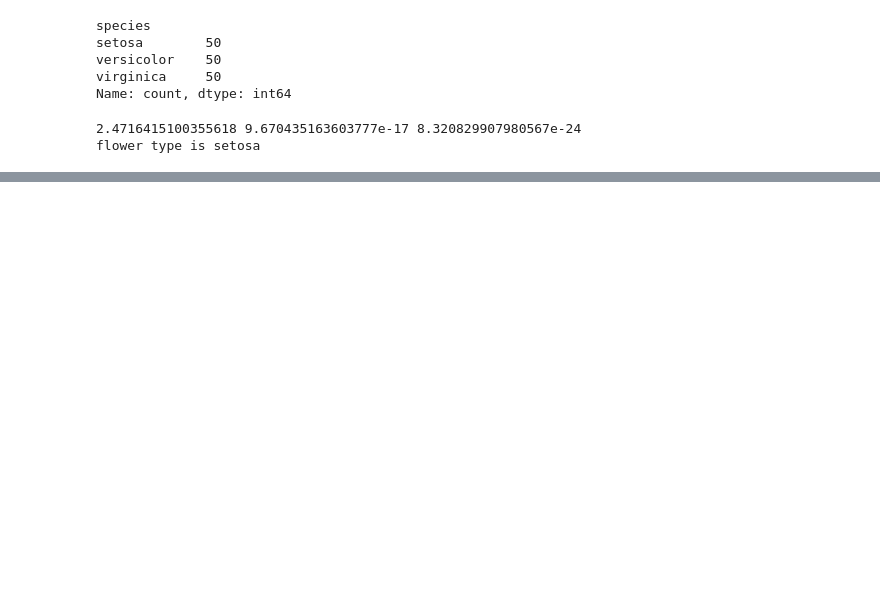
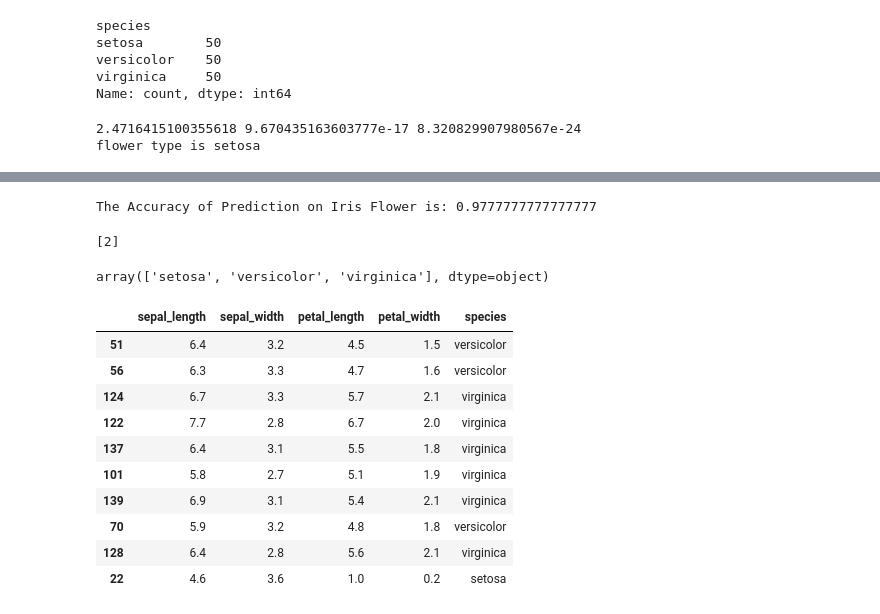
Before and after one commit to alexvatti/DA-ML-DL-Session-2, a Jupyter notebook: Naive Bayes/naive_bayes/Iris.ipynb, the cells around one changed output, grey strips where cells are left out. Saved outputs shown, nothing was run; the diff lists cells and outputs as text; code cells hidden in the pictures; blank space fills up the shorter version.

Commit message:
Gaussian Naive Bayes -Iris dataset

```diff
--- a/Naive Bayes/naive_bayes/Iris.ipynb
+++ b/Naive Bayes/naive_bayes/Iris.ipynb
@@ -103,0 +92,4 @@ flower type is setosa
+# %%
+# Load the Iris dataset
+data = pd.read_csv("Iris.csv")
+data.head()
@@ -103,0 +116,41 @@ flower type is setosa
+# %%
+
+# Gaussian Naive Bayes classifier
+gnb = GaussianNB()
+
+# Train the classifier on the training data
+gnb.fit(X_train, y_train)
+
+
+# Make predictions on the testing data
+y_pred = gnb.predict(X_test)
+
+# Calculate the accuracy of the model
+accuracy = accuracy_score(y_test, y_pred)
+print(f"The Accuracy of Prediction on Iris Flower is: {accuracy}")
+# %% [output]
+The Accuracy of Prediction on Iris Flower is: 0.9777777777777777
+# %%
+sample = [[5.9,3.2,4.8,1.8]]
+sample_pred = gnb.predict(sample)
+print(sample_pred)
+# %% [output]
+[2]
+# %%
+data["species"].unique()
+# %% [output]
+array(['setosa', 'versicolor', 'virginica'], dtype=object)
+# %%
+data.sample(10)
+# %% [output]
+|  | sepal_length | sepal_width | petal_length | petal_width | species |
+| 51 | 6.4 | 3.2 | 4.5 | 1.5 | versicolor |
+| 56 | 6.3 | 3.3 | 4.7 | 1.6 | versicolor |
+| 124 | 6.7 | 3.3 | 5.7 | 2.1 | virginica |
+| 122 | 7.7 | 2.8 | 6.7 | 2.0 | virginica |
+| 137 | 6.4 | 3.1 | 5.5 | 1.8 | virginica |
+| 101 | 5.8 | 2.7 | 5.1 | 1.9 | virginica |
+| 139 | 6.9 | 3.1 | 5.4 | 2.1 | virginica |
+| 70 | 5.9 | 3.2 | 4.8 | 1.8 | versicolor |
+| 128 | 6.4 | 2.8 | 5.6 | 2.1 | virginica |
+| 22 | 4.6 | 3.6 | 1.0 | 0.2 | setosa |
```
Also changed, not shown: parts of 5 cells of this notebook, 5 other files.
